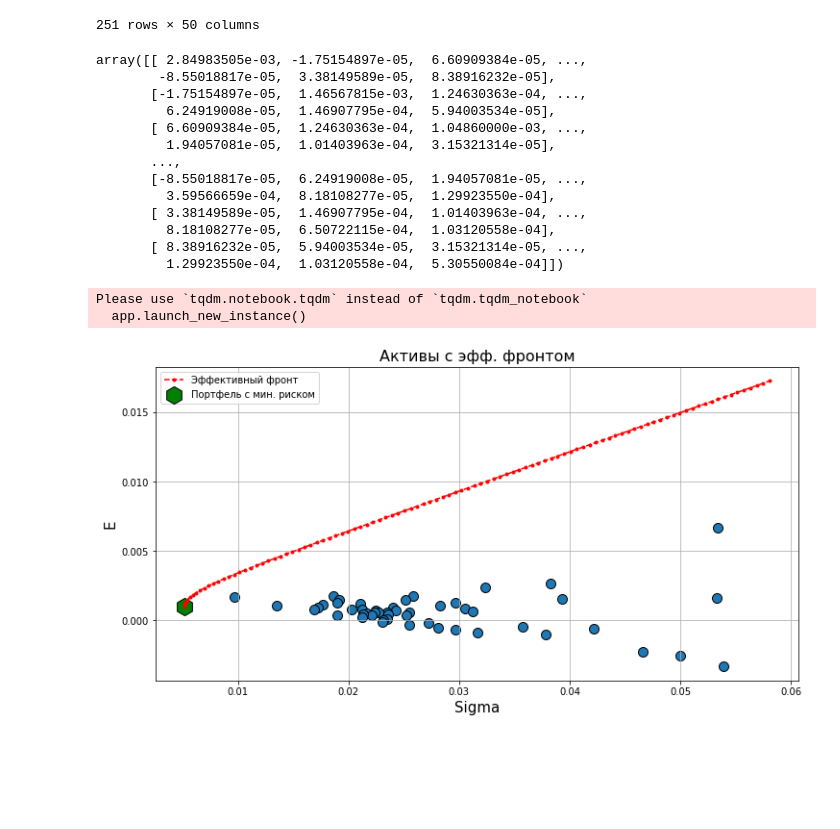
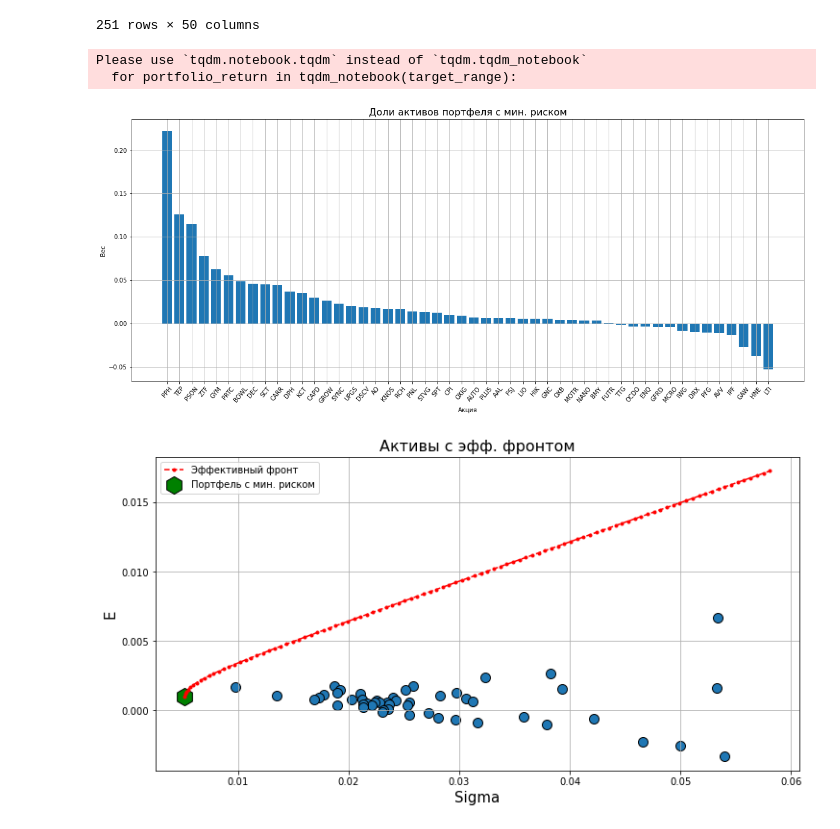
Before and after one commit to kisozinov/mfo_labs, a Jupyter notebook: lab-2/Лаб 2 МФО.ipynb, the cells around one changed output. Drawn from its saved outputs; the diff is of its cells as text; code cells hidden in the pictures; blank space fills up the shorter version.

```diff
--- a/lab-2/Лаб 2 МФО.ipynb
+++ b/lab-2/Лаб 2 МФО.ipynb
@@ -80,6 +80,6 @@ Ef
 # %%
-stats['Sharp Ratio'] = (log_returns.mean() - Ef) / log_returns.std()
-stats50 = stats.sort_values(by=['Sharp Ratio'], ascending=False)
+stats_all['Sharp Ratio'] = (log_returns.mean() - Ef) / log_returns.std()
+stats50 = stats_all.sort_values(by=['Sharp Ratio'], ascending=False)
 stats50 = stats50.head(50)
 stats50
 # %% [output]
@@ -147,21 +147,4 @@ log_returns50
 | 249 | 0.000000 | -0.020069 | 0.026527 | -0.031585 | -0.019673 | -0.013343 | 0.003026 | 0.013129 | 0.000625 | -0.031155 | ... | ... |
 | 250 | 0.005128 | 0.023983 | 0.041032 | 0.083971 | 0.003966 | 0.005656 | 0.055815 | -0.004357 | 0.005761 | 0.014660 | ... | ... |
 251 rows × 50 columns
-# %%
-cov_matrix = log_returns50.cov().values
-cov_matrix
-# %% [output]
-array([[ 2.84983505e-03, -1.75154897e-05,  6.60909384e-05, ...,
-        -8.55018817e-05,  3.38149589e-05,  8.38916232e-05],
-       [-1.75154897e-05,  1.46567815e-03,  1.24630363e-04, ...,
-         6.24919008e-05,  1.46907795e-04,  5.94003534e-05],
-       [ 6.60909384e-05,  1.24630363e-04,  1.04860000e-03, ...,
-         1.94057081e-05,  1.01403963e-04,  3.15321314e-05],
-       ...,
-       [-8.55018817e-05,  6.24919008e-05,  1.94057081e-05, ...,
-         3.59566659e-04,  8.18108277e-05,  1.29923550e-04],
-       [ 3.38149589e-05,  1.46907795e-04,  1.01403963e-04, ...,
-         8.18108277e-05,  6.50722115e-04,  1.03120558e-04],
-       [ 8.38916232e-05,  5.94003534e-05,  3.15321314e-05, ...,
-         1.29923550e-04,  1.03120558e-04,  5.30550084e-04]])
 # %%
@@ -203,7 +183,8 @@ def optimize_portfolio(risk_porfolio,
 psigmas = []
 preturns = []
 bounds = ((None, None),)
-r_matrix, mean_vec, cov_matrix = log_returns50.values, log_returns50.mean().values, cov_matrix
+weights_50 = []
+r_matrix, mean_vec, cov_matrix = log_returns50.values, log_returns50.mean().values, log_returns50.cov().values
 
 
 X_min_risk = optimize_portfolio(risk_porfolio,
@@ -211,7 +192,7 @@ X_min_risk = optimize_portfolio(risk_porfolio,
                                 mean_vec,
                                 cov_matrix,
                                 bounds)
-min_risk = risk_porfolio(X_min_risk, cov_matrix)#, sqrt=True)
+min_risk = risk_porfolio(X_min_risk, cov_matrix)
 min_risk_preturn = np.dot(X_min_risk, mean_vec)
 target_range = np.linspace(min_risk_preturn, 0.05, 300)
 
@@ -222,11 +203,34 @@ for portfolio_return in tqdm_notebook(target_range):
                            cov_matrix,
                            bounds,
                            target_return=portfolio_return)
-    psigmas.append(risk_porfolio(X, cov_matrix))#, sqrt=True))
+    if not weights_50:
+        weights_50.append(X)
+    psigmas.append(risk_porfolio(X, cov_matrix))
     preturns.append(np.dot(X, mean_vec))
 # %% [output]
 Please use `tqdm.notebook.tqdm` instead of `tqdm.tqdm_notebook`
-  app.launch_new_instance()
+  for portfolio_return in tqdm_notebook(target_range):
+# %%
+def plot_weights_histogram(weights, data, title):
+    '''
+    Функция строит гистограмму, отображающую доли весов в портфеле
+    '''
+    plt.figure(figsize=(20,8))
+    x_values = data.columns
+    pairs_temp = sorted([(x_values[i], weights[i]) for i in range(len(x_values))], key = lambda x: x[1], reverse=True)
+    x_values_new, weights_new = list(map(list, zip(*pairs_temp)))
+    x = np.arange(len(weights_new))
+    plt.xlabel('Акция')
+    plt.ylabel('Вес')
+    height = weights_new
+    plt.bar(x, height=height)
+    plt.xticks(x, x_values_new, rotation='50')
+    plt.grid()
+    plt.title(title, size=16)
+# %%
+plot_weights_histogram(weights_50[0], log_returns50, title='Доли активов портфеля с мин. риском')
+# %% [output]
+[figure, added]
 # %%
 pairs = sorted([(psigmas[i], preturns[i]) for i in range(len(psigmas))], key = lambda x: x[0])
 pairs = pairs[:100]
```
Also changed, not shown: parts of 36 cells of this notebook, 1 other file.
